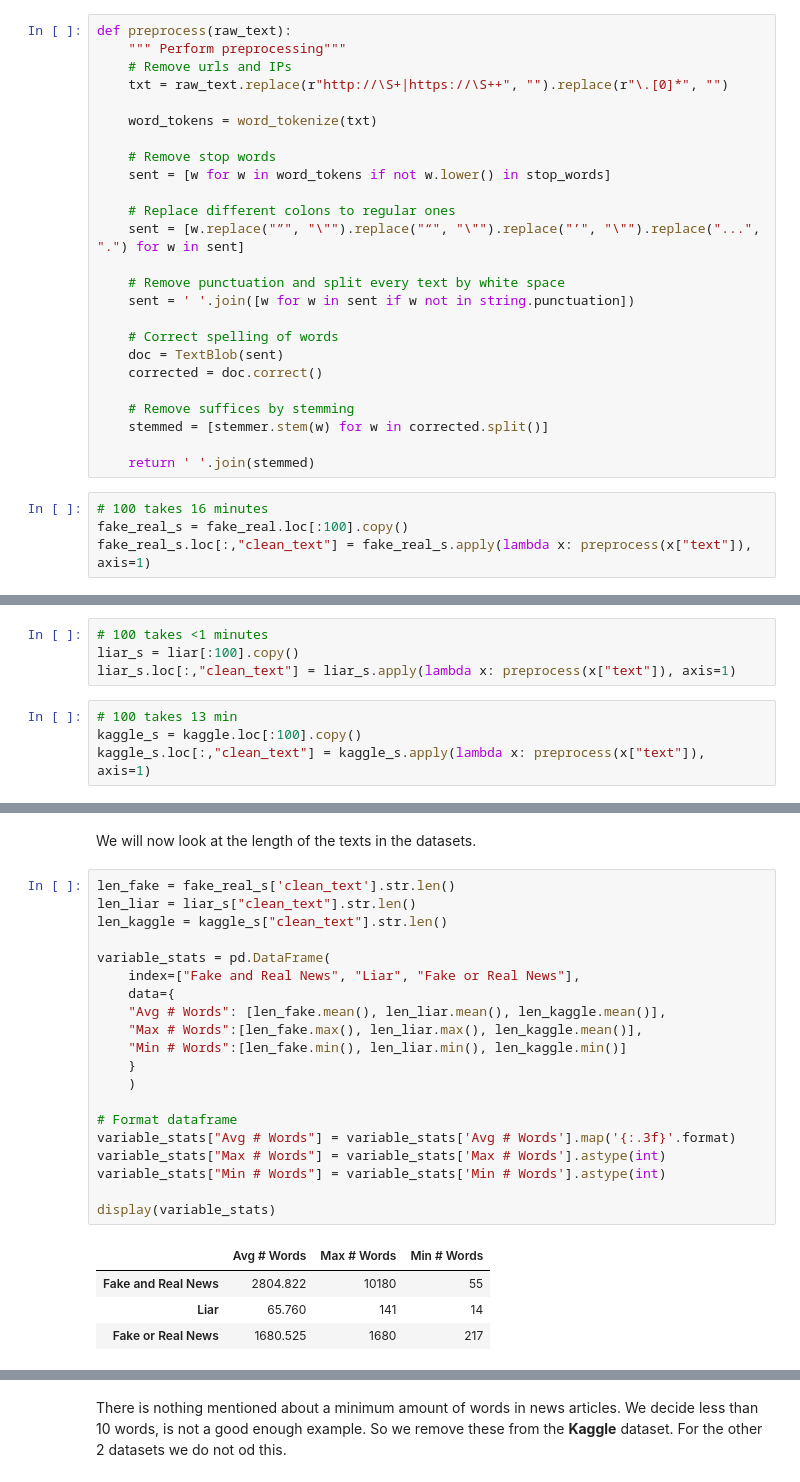
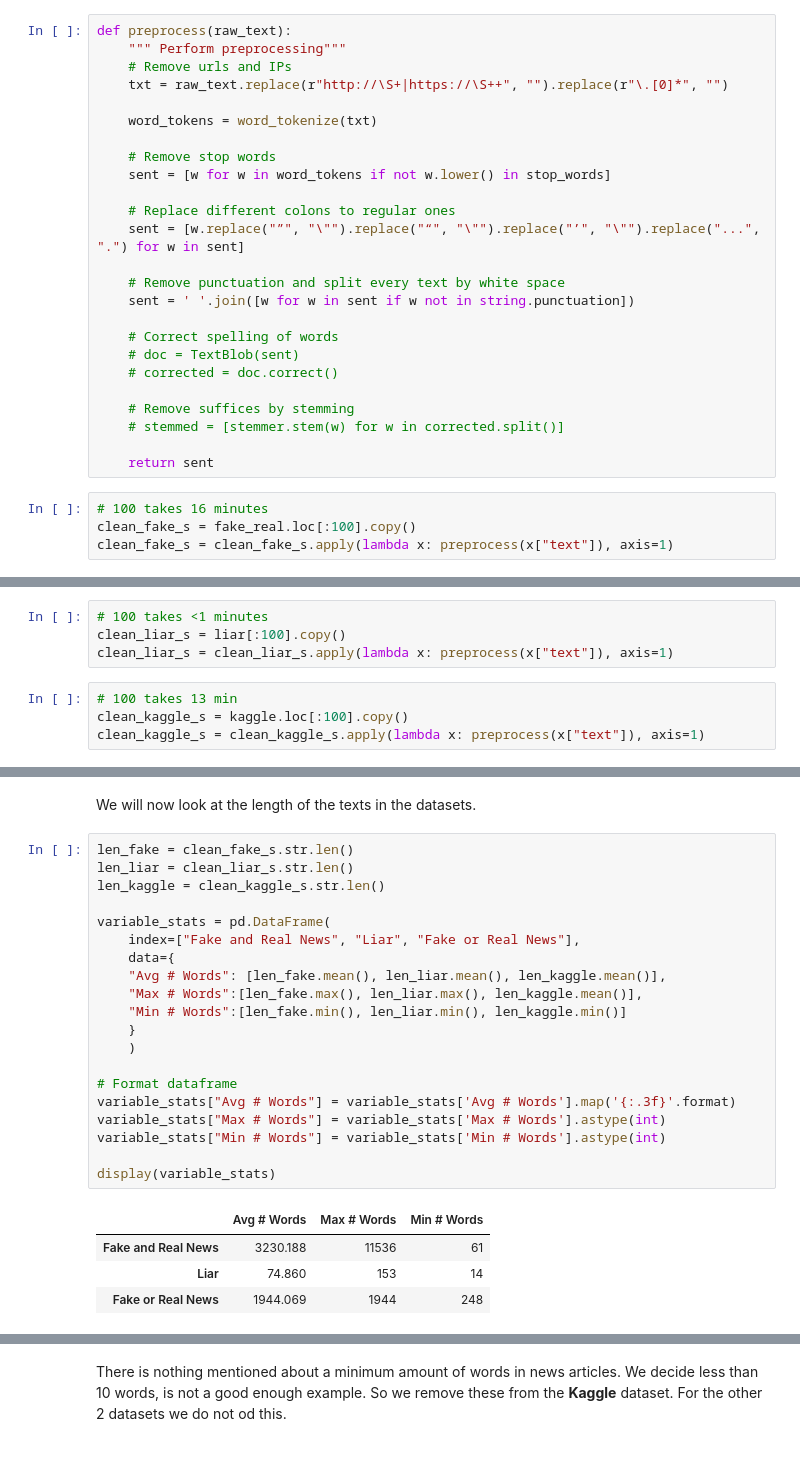
Before and after one commit to himayla/fake_news, a Jupyter notebook: eda.ipynb, the cells around one changed output, grey strips where cells are left out. Saved outputs shown, nothing was run; the diff lists cells and outputs as text.

```diff
--- a/eda.ipynb
+++ b/eda.ipynb
@@ -271,14 +271,14 @@ def preprocess(raw_text):
     sent = ' '.join([w for w in sent if w not in string.punctuation])
 
     # Correct spelling of words
-    doc = TextBlob(sent)
-    corrected = doc.correct()
+    # doc = TextBlob(sent)
+    # corrected = doc.correct()
 
     # Remove suffices by stemming
-    stemmed = [stemmer.stem(w) for w in corrected.split()]
+    # stemmed = [stemmer.stem(w) for w in corrected.split()]
 
-    return ' '.join(stemmed)
+    return sent
 # %%
 # 100 takes 16 minutes
-fake_real_s = fake_real.loc[:100].copy()
-fake_real_s.loc[:,"clean_text"] = fake_real_s.apply(lambda x: preprocess(x["text"]), axis=1)
+clean_fake_s = fake_real.loc[:100].copy()
+clean_fake_s = clean_fake_s.apply(lambda x: preprocess(x["text"]), axis=1)
@@ -285,10 +300,10 @@ fake_real_s.loc[:,"clean_text"] = fake_real_s.apply(lambda x: preprocess(x["text
 # %%
 # 100 takes <1 minutes
-liar_s = liar[:100].copy()
-liar_s.loc[:,"clean_text"] = liar_s.apply(lambda x: preprocess(x["text"]), axis=1)
+clean_liar_s = liar[:100].copy()
+clean_liar_s = clean_liar_s.apply(lambda x: preprocess(x["text"]), axis=1)
 # %%
 # 100 takes 13 min
-kaggle_s = kaggle.loc[:100].copy()
-kaggle_s.loc[:,"clean_text"] = kaggle_s.apply(lambda x: preprocess(x["text"]), axis=1)
+clean_kaggle_s = kaggle.loc[:100].copy()
+clean_kaggle_s = clean_kaggle_s.apply(lambda x: preprocess(x["text"]), axis=1)
 # %%
 # Write clean data out
@@ -298,30 +313,30 @@ kaggle_s.to_csv("data/clean/100_kaggle.csv")
 # %% [markdown]
 We will now look at the length of the texts in the datasets.
 # %%
-len_fake = fake_real_s['clean_text'].str.len()
-len_liar = liar_s["clean_text"].str.len()
-len_kaggle = kaggle_s["clean_text"].str.len()
+len_fake = clean_fake_s.str.len()
+len_liar = clean_liar_s.str.len()
+len_kaggle = clean_kaggle_s.str.len()
 
 variable_stats = pd.DataFrame(
     index=["Fake and Real News", "Liar", "Fake or Real News"],
     data={
     "Avg # Words": [len_fake.mean(), len_liar.mean(), len_kaggle.mean()],
     "Max # Words":[len_fake.max(), len_liar.max(), len_kaggle.mean()],
     "Min # Words":[len_fake.min(), len_liar.min(), len_kaggle.min()]
     }
     )
 
 # Format dataframe
 variable_stats["Avg # Words"] = variable_stats['Avg # Words'].map('{:.3f}'.format)
 variable_stats["Max # Words"] = variable_stats['Max # Words'].astype(int)
 variable_stats["Min # Words"] = variable_stats['Min # Words'].astype(int)
 
 display(variable_stats)
 # %% [output]
 |  | Avg # Words | Max # Words | Min # Words |
-| Fake and Real News | 2804.822 | 10180 | 55 |
-| Liar | 65.760 | 141 | 14 |
-| Fake or Real News | 1680.525 | 1680 | 217 |
+| Fake and Real News | 3230.188 | 11536 | 61 |
+| Liar | 74.860 | 153 | 14 |
+| Fake or Real News | 1944.069 | 1944 | 248 |
 # %%
 print(variable_stats.to_latex())
 # %% [output]
```
Also changed, not shown: parts of 11 cells of this notebook.
